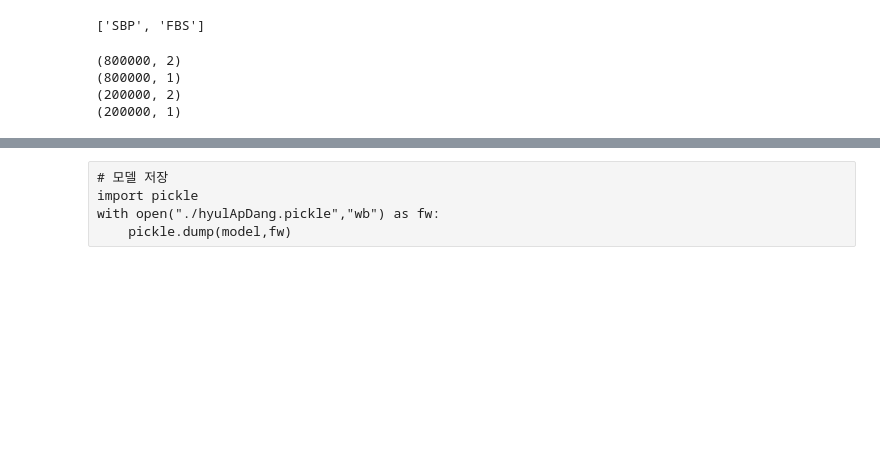
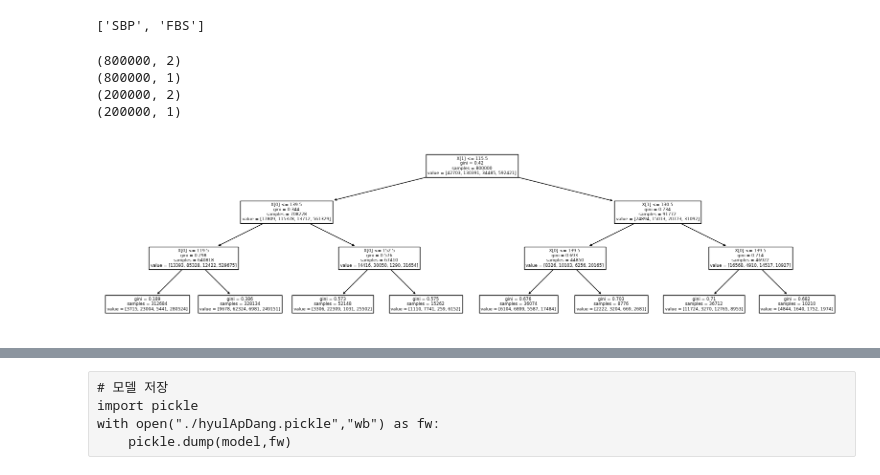
Before and after one commit to GitHayang/python, a Jupyter notebook: 미완성/hyuldangap.ipynb, the cells around one changed output, grey strips where cells are left out. Saved outputs shown, nothing was run; the diff lists cells and outputs as text; code cells hidden in the pictures; blank space fills up the shorter version.

```diff
--- a/미완성/hyuldangap.ipynb
+++ b/미완성/hyuldangap.ipynb
@@ -136,5 +136,11 @@ model_method = DecisionTreeClassifier(random_state=10)
 # %%
 model = model_method.fit(X = train_feat, y = train_label)
+# %%
+plt.figure(figsize=(20,5))
+plot_tree(model)
+plt.show()
+# %% [output]
+[figure, added]
 # %%
 predict = model.predict(test_feat)
 # %%
```
Also changed, not shown: parts of 6 cells of this notebook, 3 other files.
